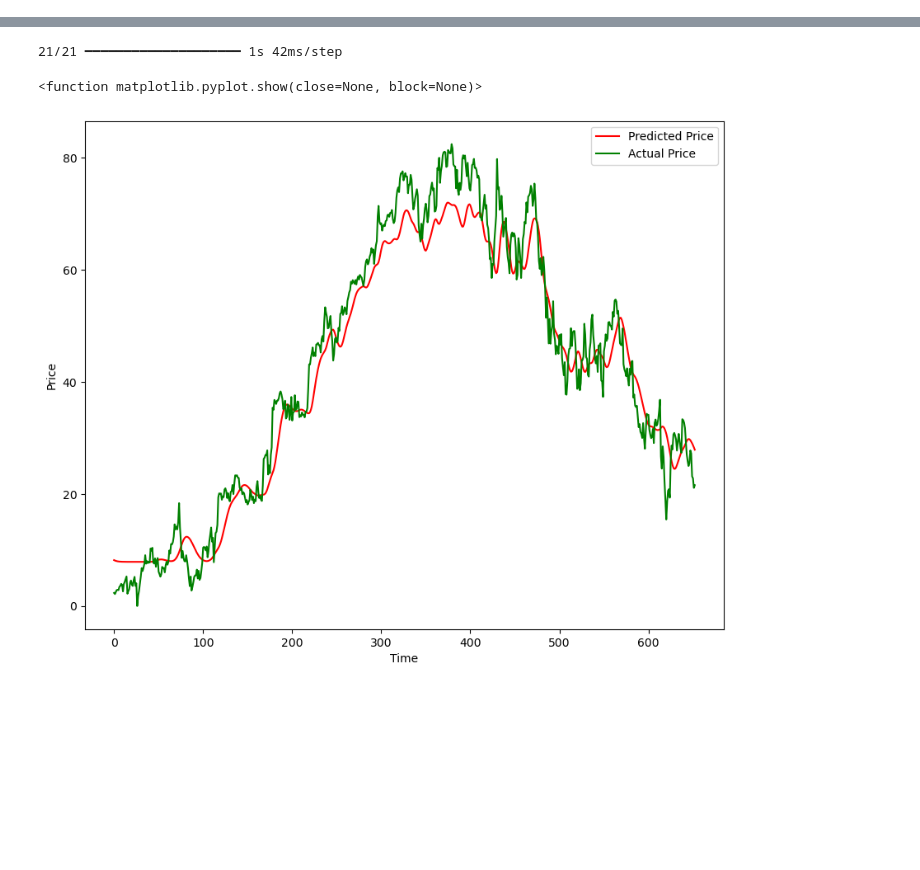
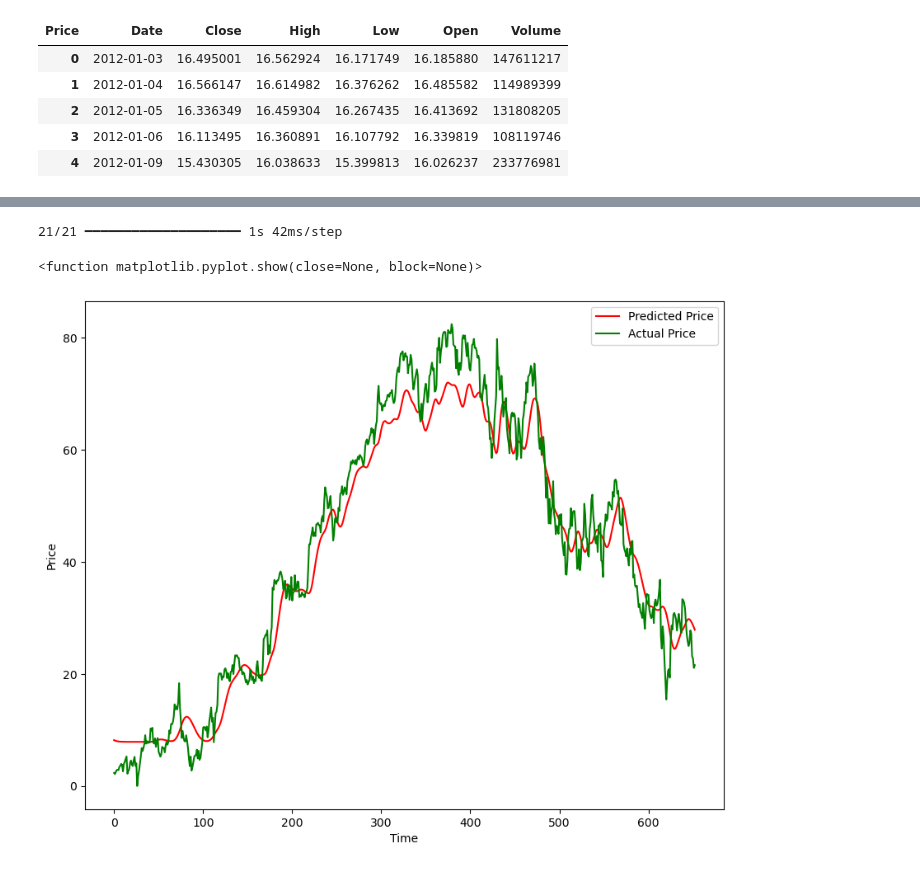
Before and after one commit to AzizuAhmad/AIEngineer, a Jupyter notebook: DataScienceProject/PredictStockPrice/main.ipynb, the cells around one changed output, grey strips where cells are left out. Saved outputs shown, nothing was run; the diff lists cells and outputs as text; code cells hidden in the pictures; blank space fills up the shorter version.

```diff
--- a/DataScienceProject/PredictStockPrice/main.ipynb
+++ b/DataScienceProject/PredictStockPrice/main.ipynb
@@ -49,3 +50,13 @@ data
+# %%
+data.columns = data.columns.get_level_values(0)
+data.head()
+# %% [output]
+| Price | Date | Close | High | Low | Open | Volume |
+| 0 | 2012-01-03 | 16.495001 | 16.562924 | 16.171749 | 16.185880 | 147611217 |
+| 1 | 2012-01-04 | 16.566147 | 16.614982 | 16.376262 | 16.485582 | 114989399 |
+| 2 | 2012-01-05 | 16.336349 | 16.459304 | 16.267435 | 16.413692 | 131808205 |
+| 3 | 2012-01-06 | 16.113495 | 16.360891 | 16.107792 | 16.339819 | 108119746 |
+| 4 | 2012-01-09 | 15.430305 | 16.038633 | 15.399813 | 16.026237 | 233776981 |
 # %%
 data.tail()
 # %% [output]
```
Also changed, not shown: parts of 26 cells of this notebook, 5 other files.
